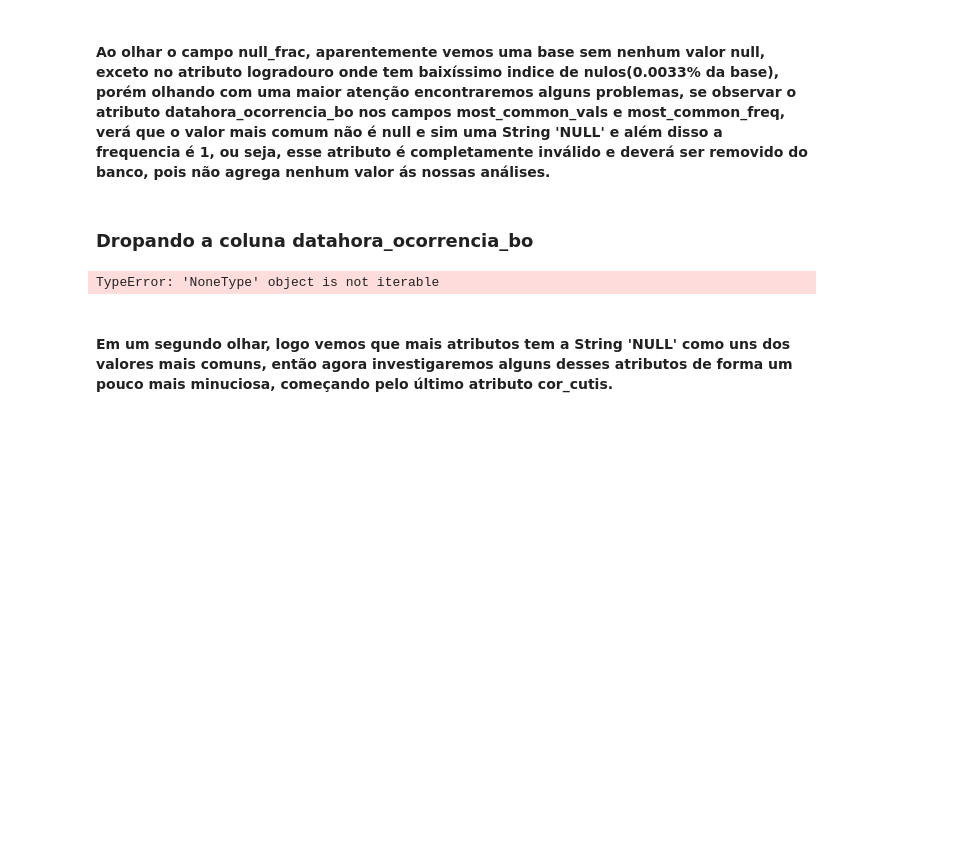
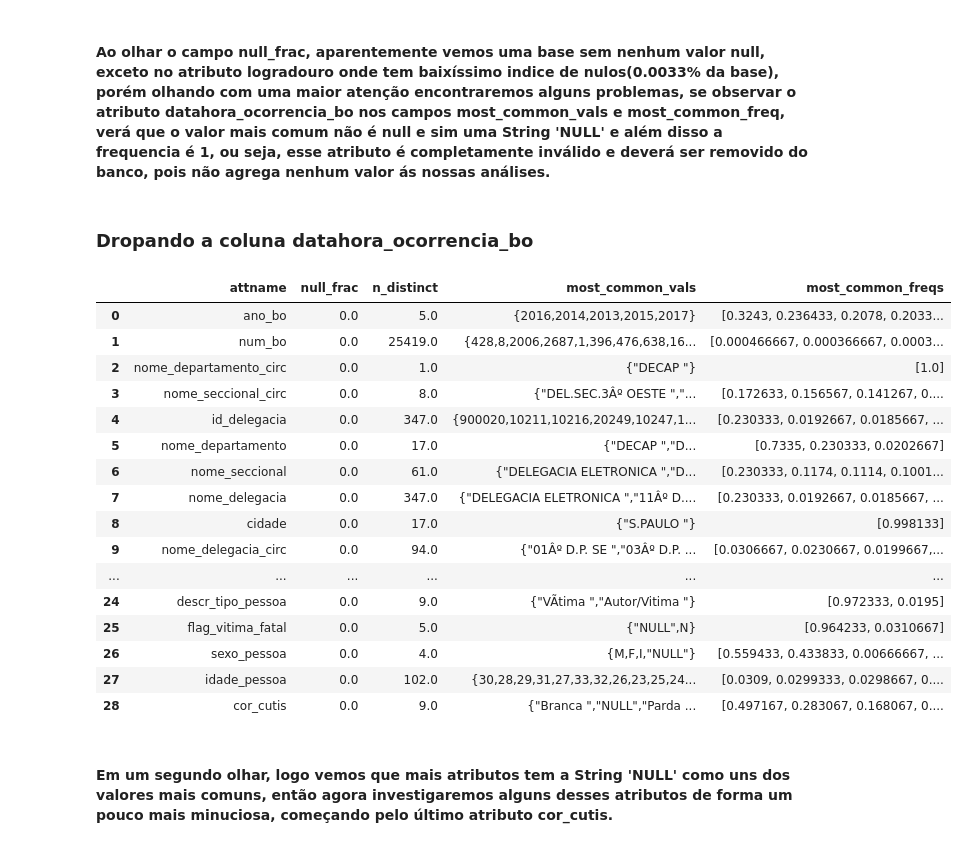
Before and after one commit to RafaelDAnjos/TrabalhoBD2-OLAP, a Jupyter notebook: Jupyter/AnaliseDescritivaDados.ipynb, the cells around one changed output. Cells and saved outputs as stored; diff of their text form; code cells hidden in the pictures; blank space fills up the shorter version.

```diff
--- a/Jupyter/AnaliseDescritivaDados.ipynb
+++ b/Jupyter/AnaliseDescritivaDados.ipynb
@@ -58,7 +57,25 @@ resultado
 # %%
-resultado2 = pd.read_sql_query("""alter table crime drop column datahora_comunicacao_bo """,conn)
+cur.execute("""alter table crime drop column datahora_comunicacao_bo """)
-# %% [output]
-TypeError: 'NoneType' object is not iterable
+# %%
+pd.read_sql_query("""select attname,null_frac,n_distinct,most_common_vals,most_common_freqs from pg_stats where schemaname = 'public' """,conn)
+# %% [output]
+|  | attname | null_frac | n_distinct | most_common_vals | most_common_freqs |
+| 0 | ano_bo | 0.0 | 5.0 | {2016,2014,2013,2015,2017} | [0.3243, 0.236433, 0.2078, 0.2033... |
+| 1 | num_bo | 0.0 | 25419.0 | {428,8,2006,2687,1,396,476,638,16... | [0.000466667, 0.000366667, 0.0003... |
+| 2 | nome_departamento_circ | 0.0 | 1.0 | {"DECAP "} | [1.0] |
+| 3 | nome_seccional_circ | 0.0 | 8.0 | {"DEL.SEC.3Âº OESTE ","... | [0.172633, 0.156567, 0.141267, 0.... |
+| 4 | id_delegacia | 0.0 | 347.0 | {900020,10211,10216,20249,10247,1... | [0.230333, 0.0192667, 0.0185667, ... |
+| 5 | nome_departamento | 0.0 | 17.0 | {"DECAP ","D... | [0.7335, 0.230333, 0.0202667] |
+| 6 | nome_seccional | 0.0 | 61.0 | {"DELEGACIA ELETRONICA ","D... | [0.230333, 0.1174, 0.1114, 0.1001... |
+| 7 | nome_delegacia | 0.0 | 347.0 | {"DELEGACIA ELETRONICA ","11Âº D.... | [0.230333, 0.0192667, 0.0185667, ... |
+| 8 | cidade | 0.0 | 17.0 | {"S.PAULO "} | [0.998133] |
+| 9 | nome_delegacia_circ | 0.0 | 94.0 | {"01Âº D.P. SE ","03Âº D.P. ... | [0.0306667, 0.0230667, 0.0199667,... |
+| ... | ... | ... | ... | ... | ... |
+| 24 | descr_tipo_pessoa | 0.0 | 9.0 | {"VÃ­tima ","Autor/Vitima "} | [0.972333, 0.0195] |
+| 25 | flag_vitima_fatal | 0.0 | 5.0 | {"NULL",N} | [0.964233, 0.0310667] |
+| 26 | sexo_pessoa | 0.0 | 4.0 | {M,F,I,"NULL"} | [0.559433, 0.433833, 0.00666667, ... |
+| 27 | idade_pessoa | 0.0 | 102.0 | {30,28,29,31,27,33,32,26,23,25,24... | [0.0309, 0.0299333, 0.0298667, 0.... |
+| 28 | cor_cutis | 0.0 | 9.0 | {"Branca ","NULL","Parda ... | [0.497167, 0.283067, 0.168067, 0.... |
 # %% [markdown]
 #### Em um segundo olhar, logo vemos que mais atributos tem a String 'NULL' como uns dos valores mais comuns, então agora investigaremos alguns desses atributos de forma um pouco mais minuciosa, começando pelo último atributo cor_cutis.
 # %%
```
Also changed, not shown: parts of 31 cells of this notebook.
